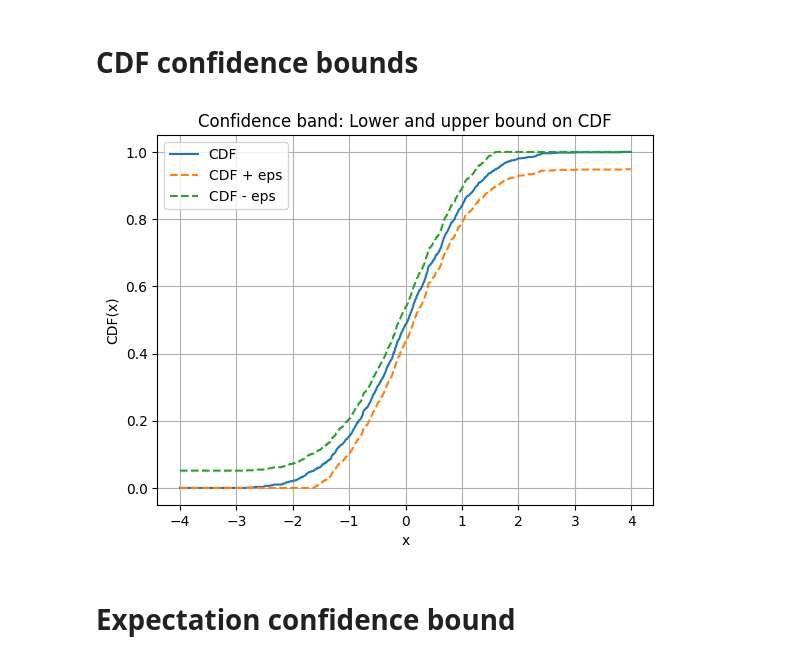
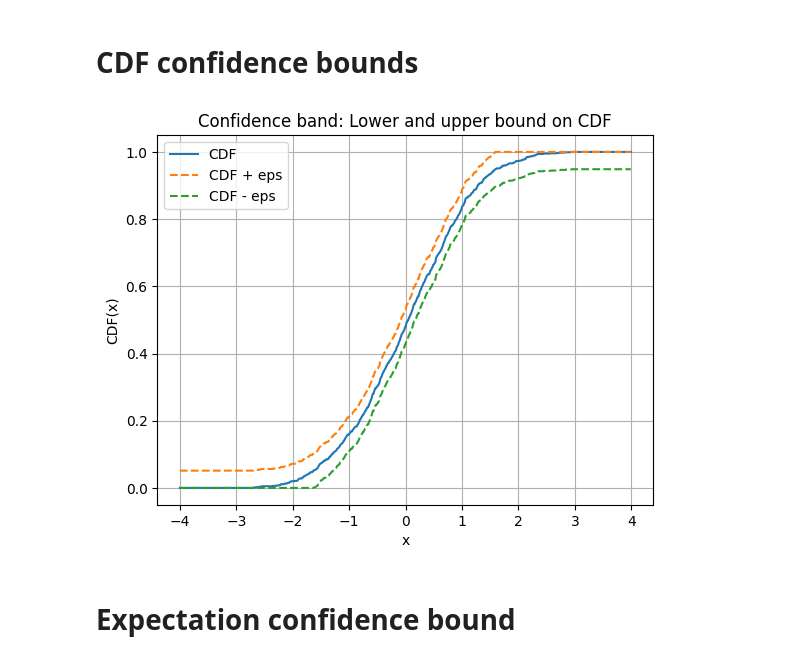
Before and after one commit to yascho/conbo, a Jupyter notebook: demo.ipynb, the cells around one changed output. Saved outputs shown, nothing was run; the diff lists cells and outputs as text; code cells hidden in the pictures.

```diff
--- a/demo.ipynb
+++ b/demo.ipynb
@@ -20,17 +20,17 @@ cdf, cdf_lower, cdf_upper = cdf_bounds(samples, x)
 # %%
 import matplotlib.pyplot as plt
 plt.figure()
 plt.plot(x, cdf, label='CDF')
-plt.plot(x, cdf_lower, label='CDF + eps', linestyle='--')
-plt.plot(x, cdf_upper, label='CDF - eps', linestyle='--')
+plt.plot(x, cdf_upper, label='CDF + eps', linestyle='--')
+plt.plot(x, cdf_lower, label='CDF - eps', linestyle='--')
 plt.xlabel('x')
 plt.ylabel('CDF(x)')
 plt.title('Confidence band: Lower and upper bound on CDF')
 plt.legend()
 plt.grid(True)
 plt.show()
 # %% [output]
-[figure, old version]
+[figure, new version]
 # %% [markdown]
 # Expectation confidence bound
 # %%
```
